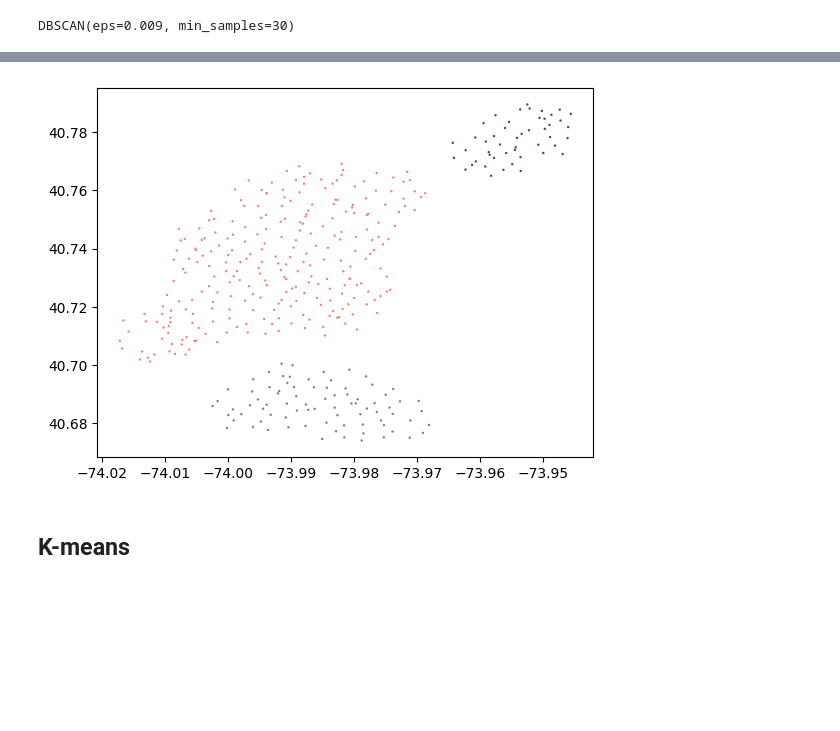
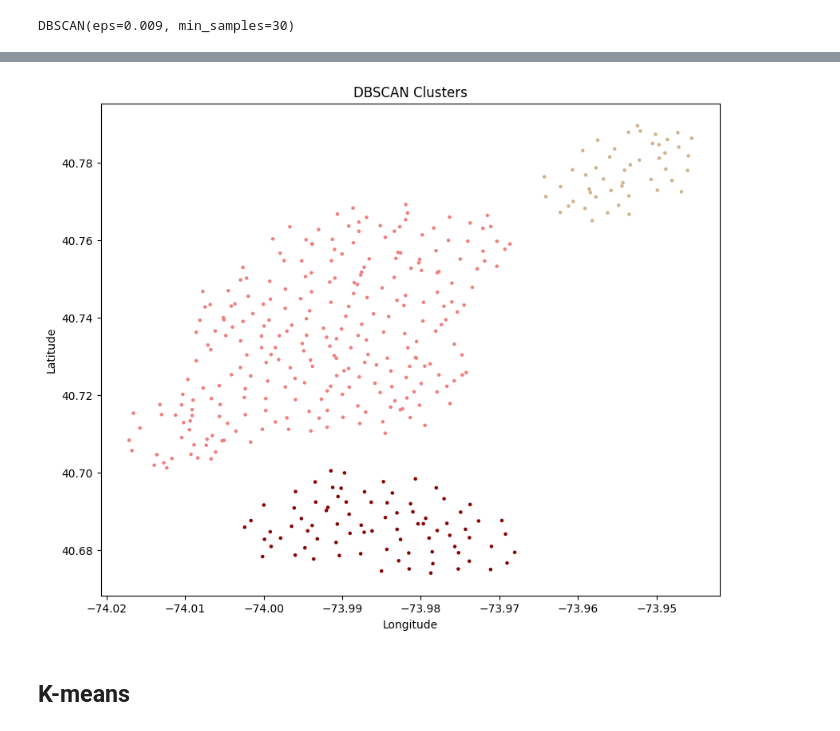
Before and after one commit to katrinemariepedersen/Business_analytics_project, a Jupyter notebook: Load_of_dat.ipynb, the cells around one changed output, grey strips where cells are left out. Drawn from its saved outputs; the diff is of its cells as text; code cells hidden in the pictures; blank space fills up the shorter version.

```diff
--- a/Load_of_dat.ipynb
+++ b/Load_of_dat.ipynb
@@ -88,5 +88,24 @@ dtype: object
 # %% [markdown]
 # Clustering
 # %%
+# Remove duplicates by station
 new_df = f.drop_duplicates(subset='start_station_id')[['start_station_id', 'start_station_latitude', 'start_station_longitude']]
 new_df = new_df.set_index("start_station_id")
+
+# Find max longitude and max latitude
+max_lon = new_df['start_station_longitude'].max()
+max_lat = new_df['start_station_latitude'].max()
+
+# Remove rows where longitude OR latitude is maximum
+df_cleaned = new_df[
+    ~((new_df['start_station_longitude'] == max_lon) |
+      (new_df['start_station_latitude'] == max_lat))
+]
+
+# Scatter plot
+plt.figure(figsize=(10,8))
+plt.scatter(df_cleaned['start_station_longitude'], df_cleaned['start_station_latitude'], s=5)
+plt.xlabel("Longitude")
+plt.ylabel("Latitude")
+plt.title("Start Stations (Outliers Removed)")
+plt.show()
@@ -105,6 +116,7 @@ plt.scatter(x['start_station_longitude'],x['start_station_latitude'],s=0.5)
 # %%
 from sklearn.cluster import DBSCAN
 dbs=DBSCAN(min_samples=30, eps=0.009)
+x = df_cleaned[['start_station_longitude', 'start_station_latitude']].values
 dbs.fit(x)
 # %% [output]
 DBSCAN(eps=0.009, min_samples=30)
@@ -131,24 +143,31 @@ array([-1,  0,  0,  1,  1, -1,  0,  0,  1,  1,  0,  0,  0,  0,  1,  0,  0,
 # %%
 import random
 from matplotlib import colors as mcolors
+colors = list(mcolors.CSS4_COLORS.keys())
 
-num_colors=len(set(dbs.labels_))-1   #it's the number of different labels except for 1 (the -1 label)
-colors=list(mcolors.CSS4_COLORS.keys())  #found this by searching "python color list"
-cluster_colors=random.choices(colors, k=num_colors)
-x_=[]
-y_=[]
-c_=[]
-for label, x_val, y_val in zip(dbs.labels_, x['start_station_longitude'], x['start_station_latitude']):
-    if label==-1:
+# Map each cluster label to a color
+unique_labels = set(dbs.labels_)
+unique_labels.discard(-1)
+cluster_colors_map = {label: random.choice(colors) for label in unique_labels}
+
+x_ = []
+y_ = []
+c_ = []
+for label, coord in zip(dbs.labels_, x):
+    if label == -1:
         continue
-    x_.append(x_val)
-    y_.append(y_val)
-    c_.append(cluster_colors[label])
-#plt.figure(figsize=(18, 12))
-plt.scatter(x_,y_,s=0.5,c=c_)
+    x_.append(coord[0])  # longitude
+    y_.append(coord[1])  # latitude
+    c_.append(cluster_colors_map[label])
+
+plt.figure(figsize=(10,8))
+plt.scatter(x_, y_, s=5, c=c_)
+plt.xlabel("Longitude")
+plt.ylabel("Latitude")
+plt.title("DBSCAN Clusters")
 plt.show()
 # %% [output]
-[figure, old version]
+[figure, new version]
 # %% [markdown]
 ## K-means
 # %%
```
Also changed, not shown: parts of 15 cells of this notebook.
